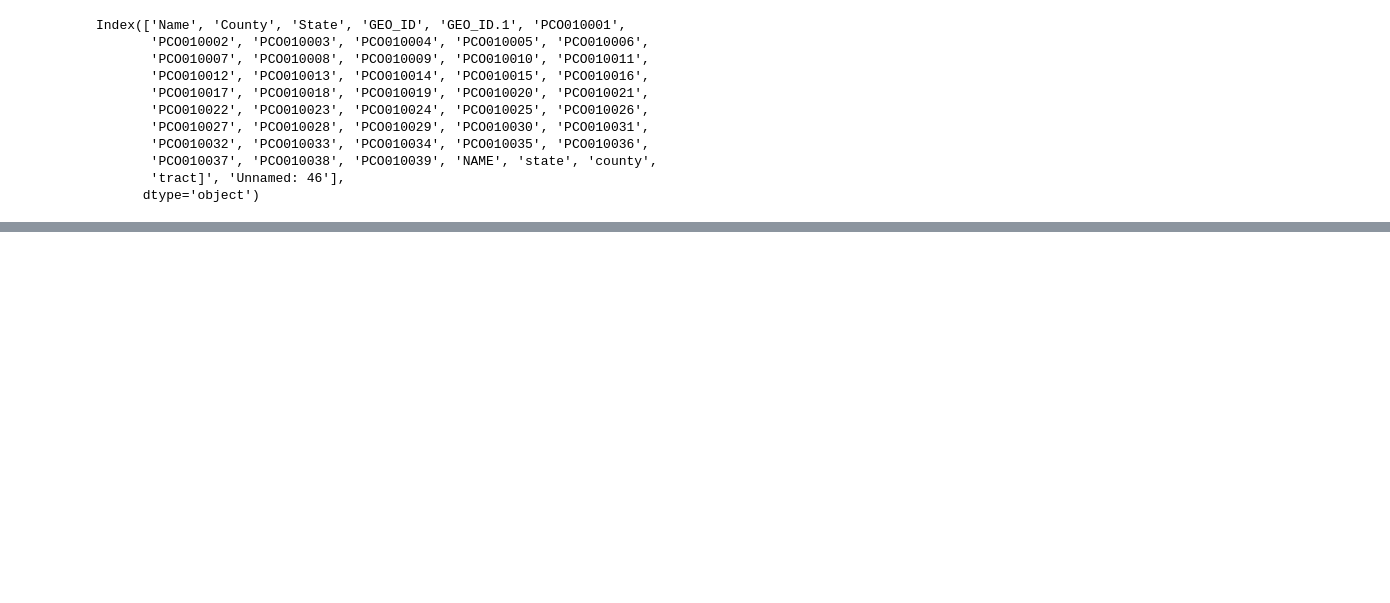
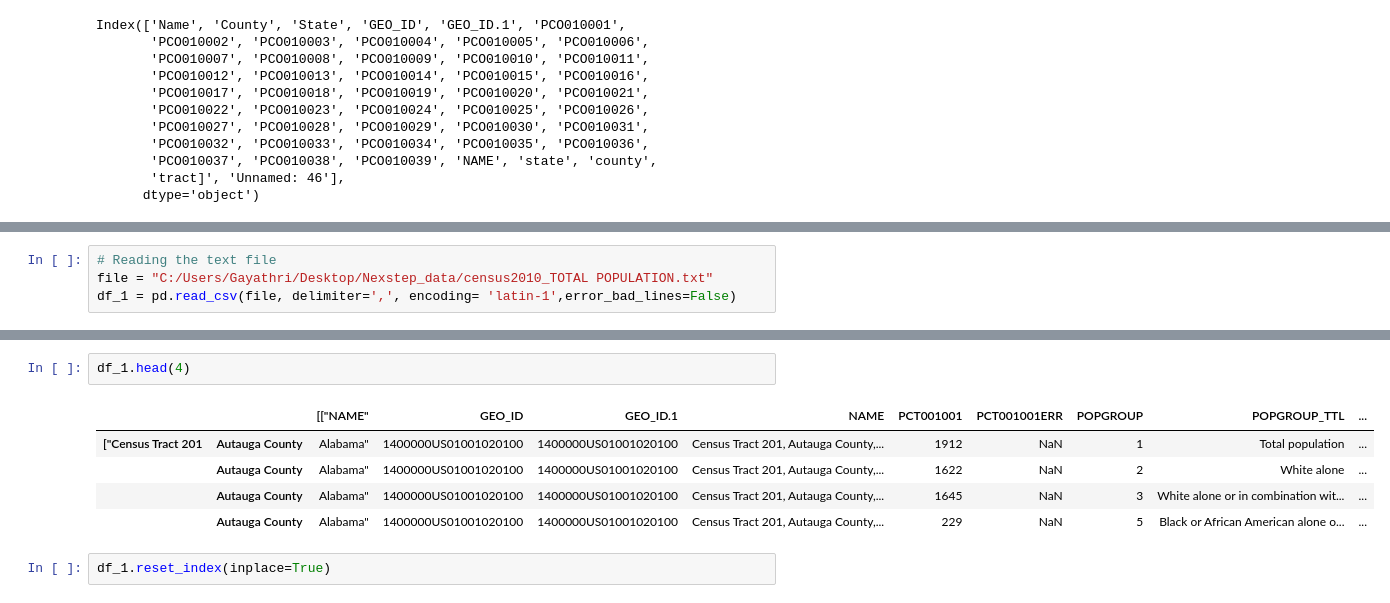
Before and after one commit to GayathriUNT/Nexstep, a Jupyter notebook: First_Internship_Project.ipynb, the cells around one changed output, grey strips where cells are left out. Cells and saved outputs as stored; diff of their text form; blank space fills up the shorter version.

```diff
--- a/First_Internship_Project.ipynb
+++ b/First_Internship_Project.ipynb
@@ -130,0 +201,4 @@ Total (701-702, 704, 706, 801-802, 900-901, 903-904)
+# %%
+# Reading the text file
+file = "C:/Users/Gayathri/Desktop/Nexstep_data/census2010_TOTAL POPULATION.txt"
+df_1 = pd.read_csv(file, delimiter=',', encoding= 'latin-1',error_bad_lines=False)
@@ -130,0 +221,10 @@ Total (701-702, 704, 706, 801-802, 900-901, 903-904)
+# %%
+df_1.head(4)
+# %% [output]
+|  |  | [["NAME" | GEO_ID | GEO_ID.1 | NAME | PCT001001 | PCT001001ERR | POPGROUP | POPGROUP_TTL | ... |
+| ["Census Tract 201 | Autauga County | Alabama" | 1400000US01001020100 | 1400000US01001020100 | Census Tract 201, Autauga County,... | 1912 | NaN | 1 | Total population | ... |
+|  | Autauga County | Alabama" | 1400000US01001020100 | 1400000US01001020100 | Census Tract 201, Autauga County,... | 1622 | NaN | 2 | White alone | ... |
+|  | Autauga County | Alabama" | 1400000US01001020100 | 1400000US01001020100 | Census Tract 201, Autauga County,... | 1645 | NaN | 3 | White alone or in combination wit... | ... |
+|  | Autauga County | Alabama" | 1400000US01001020100 | 1400000US01001020100 | Census Tract 201, Autauga County,... | 229 | NaN | 5 | Black or African American alone o... | ... |
+# %%
+df_1.reset_index(inplace=True)
```
Also changed, not shown: parts of 39 cells of this notebook.
